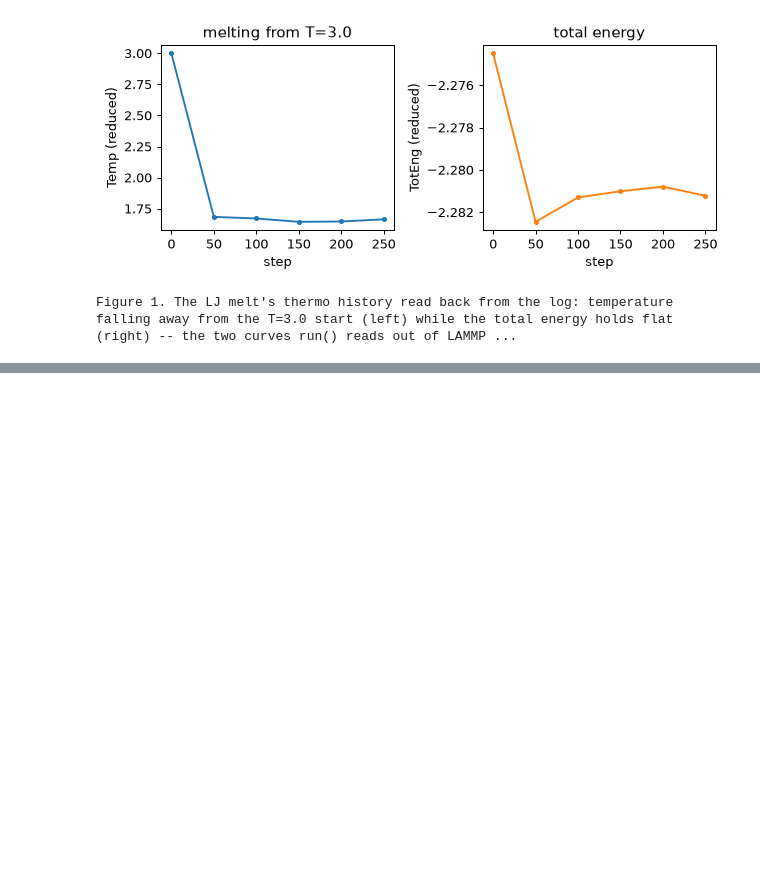
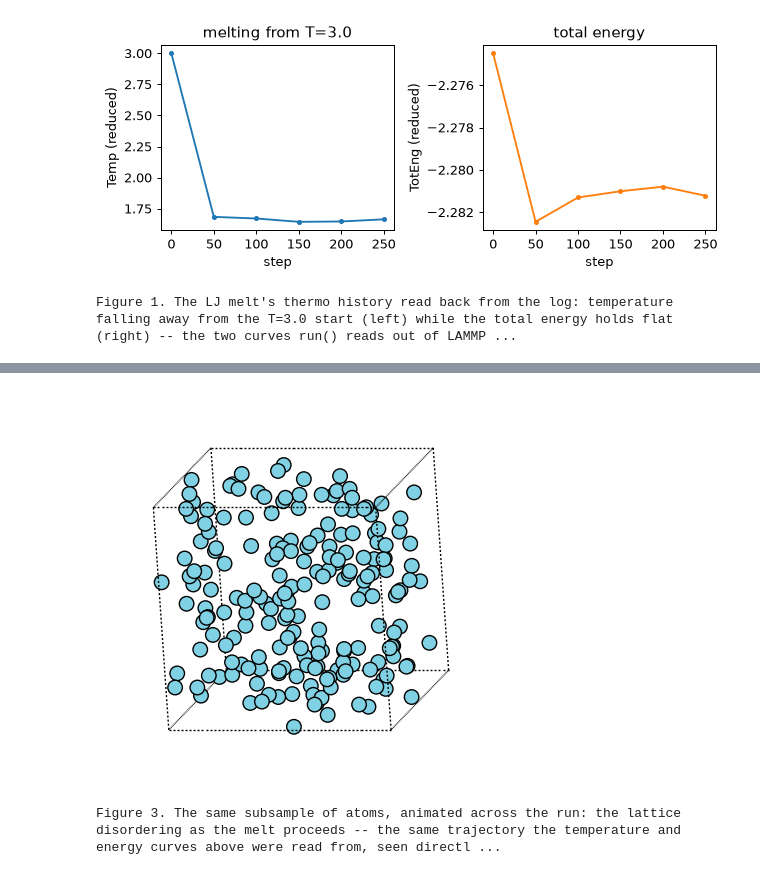
Before and after one commit to fabiocampolim-design/lammps-skill, a Jupyter notebook: chapters/LAMMPS_01_First_Simulation.ipynb, the cells around one changed output, grey strips where cells are left out. Drawn from its saved outputs; the diff is of its cells as text; code cells hidden in the pictures; blank space fills up the shorter version.

```diff
--- a/chapters/LAMMPS_01_First_Simulation.ipynb
+++ b/chapters/LAMMPS_01_First_Simulation.ipynb
@@ -233,0 +289,18 @@ chapter 01: 3 claim(s) checked
+# %%
+from IPython.display import Image, display
+
+if traj_rec["source"] != "skip":
+    frames = [np.array(f) for f in traj_rec["frames"]]
+    cell = np.array(traj_rec["cell"])
+    gif_workdir = tempfile.mkdtemp(prefix="ch01_gif_")
+    gif_path = viz.animate_gif(frames, cell, os.path.join(gif_workdir, "melt.gif"),
+                               symbols=["Ar"] * len(frames[0]), fps=4)
+    display(Image(filename=gif_path))
+    caption("The same subsample of atoms, animated across the run: the lattice disordering as "
+            "the melt proceeds -- the same trajectory the temperature and energy curves above "
+            "were read from, seen directly rather than only through its derived thermo output.")
+else:
+    print("no LAMMPS and no record: nothing to animate")
+# %% [output]
+[figure, added]
+Figure 3. The same subsample of atoms, animated across the run: the lattice disordering as the melt proceeds -- the same trajectory the temperature and energy curves above were read from, seen directl ...
```
Also changed, not shown: parts of 11 cells of this notebook, 2 other files.
